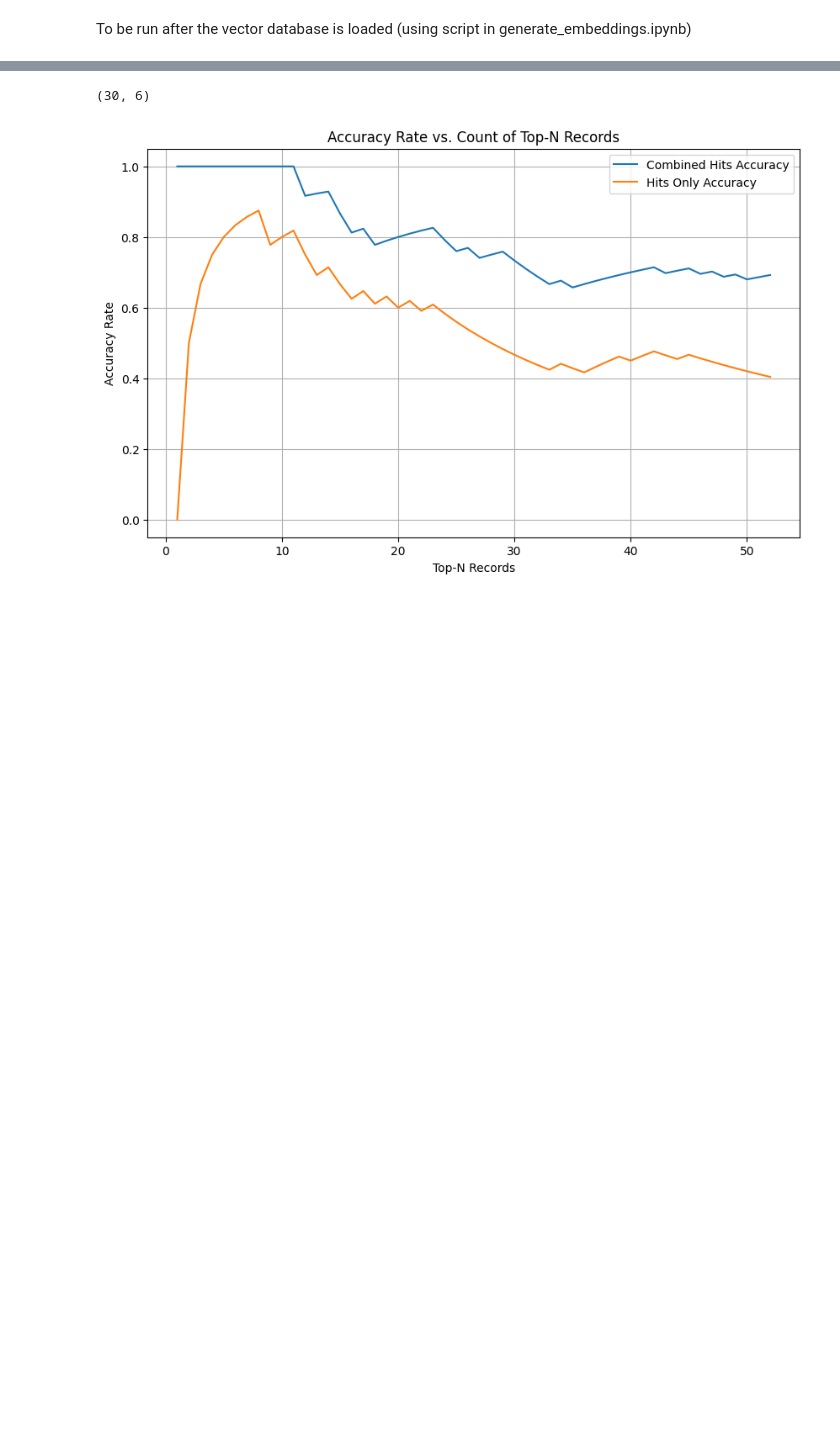
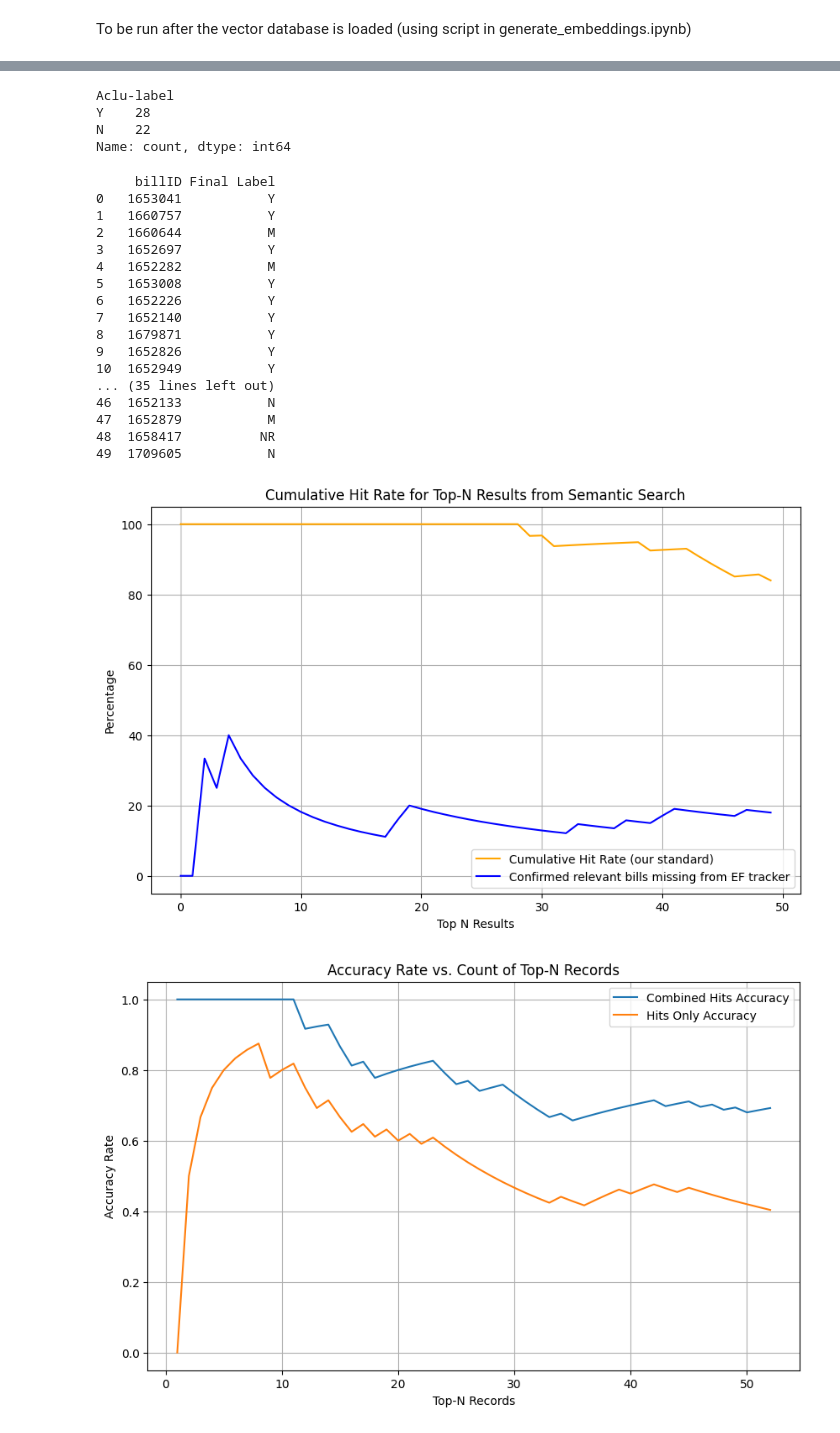
Before and after one commit to karenswang/semantic-search, a Jupyter notebook: data_processing/search.ipynb, the cells around one changed output, grey strips where cells are left out. Saved outputs shown, nothing was run; the diff lists cells and outputs as text; code cells hidden in the pictures; blank space fills up the shorter version.

```diff
--- a/data_processing/search.ipynb
+++ b/data_processing/search.ipynb
@@ -131,13 +131,70 @@ merged_df.to_csv('../data_storage/legislation/MO_weaviate_result_top_50_rerank_l
 # %%
 import pandas as pd
 labeled = pd.read_csv('../data_storage/legislation/MO_weaviate_result_top_50_rerank_label_instructor.csv')
-labeled['Label'].value_counts()
-labeled = labeled[labeled['Label'] == 'G']
-labeled.to_csv('../data_storage/legislation/MO_weaviate_result_top_50_rerank_label_instructor_missing.csv', index=False)
+labeled['Aclu-label'].value_counts()
+# %% [output]
+Aclu-label
+Y    28
+N    22
+Name: count, dtype: int64
-# %%
-df.shape
-# %% [output]
-(30, 6)
+# %%
+import pandas as pd
+labeled = pd.read_csv('../data_storage/legislation/MO_weaviate_result_top_50_rerank_label_instructor.csv')
+
+ef = pd.read_csv('../data_storage/legislation/EF-eval.csv')
+
+result = pd.merge(labeled[['billID', 'Label']], ef[['billID', 'EF-label']], on='billID', how='left')
+
+# Create a new column 'Final Label' which uses 'EF-label' if available, otherwise 'Label'
+result['Final Label'] = result['EF-label'].fillna(result['Label'])
+
+# Drop the now unnecessary 'Label' and 'EF-label' columns
+result.drop(columns=['Label', 'EF-label'], inplace=True)
+
+# Display the result
+print(result)
+
+import pandas as pd
+import matplotlib.pyplot as plt
+
+result['Cumulative Hit Rate'] = result['Final Label'].apply(lambda x: x in ['M', 'Y', 'NR', 'DEAD']).cumsum()
+result['Cumulative Hit Rate'] = result['Cumulative Hit Rate'] / (result.index + 1) * 100  # Converting to percentage
+
+# Calculate the cumulative percentage for M labels
+result['Cumulative M Percentage'] = (result['Final Label'] == 'M').cumsum() / (result.index + 1) * 100
+
+# Calculate the cumulative percentage for G-criteria (NR, DEAD, and M)
+result['Cumulative G-criteria Percentage'] = result['Final Label'].apply(lambda x: x in ['M', 'NR', 'DEAD']).cumsum() / (result.index + 1) * 100
+
+# Plotting the Cumulative Hit Rate and Confirmed Missing and Relevant Bills
+plt.figure(figsize=(10, 6))
+plt.plot(result['Cumulative Hit Rate'], label='Cumulative Hit Rate (our standard)', color='orange')
+plt.plot(result['Cumulative M Percentage'], label='Confirmed relevant bills missing from EF tracker', color='blue')
+plt.title('Cumulative Hit Rate for Top-N Results from Semantic Search')
+plt.xlabel('Top N Results')
+plt.ylabel('Percentage')
+plt.legend()
+plt.grid(True)
+plt.show()
+# %% [output]
+     billID Final Label
+0   1653041           Y
+1   1660757           Y
+2   1660644           M
+3   1652697           Y
+4   1652282           M
+5   1653008           Y
+6   1652226           Y
+7   1652140           Y
+8   1679871           Y
+9   1652826           Y
+10  1652949           Y
+... (35 lines left out)
+46  1652133           N
+47  1652879           M
+48  1658417          NR
+49  1709605           N
+[figure, added]
 # %%
 import pandas as pd
 import matplotlib.pyplot as plt
```
Also changed, not shown: parts of 2 cells of this notebook, 3 other files.
